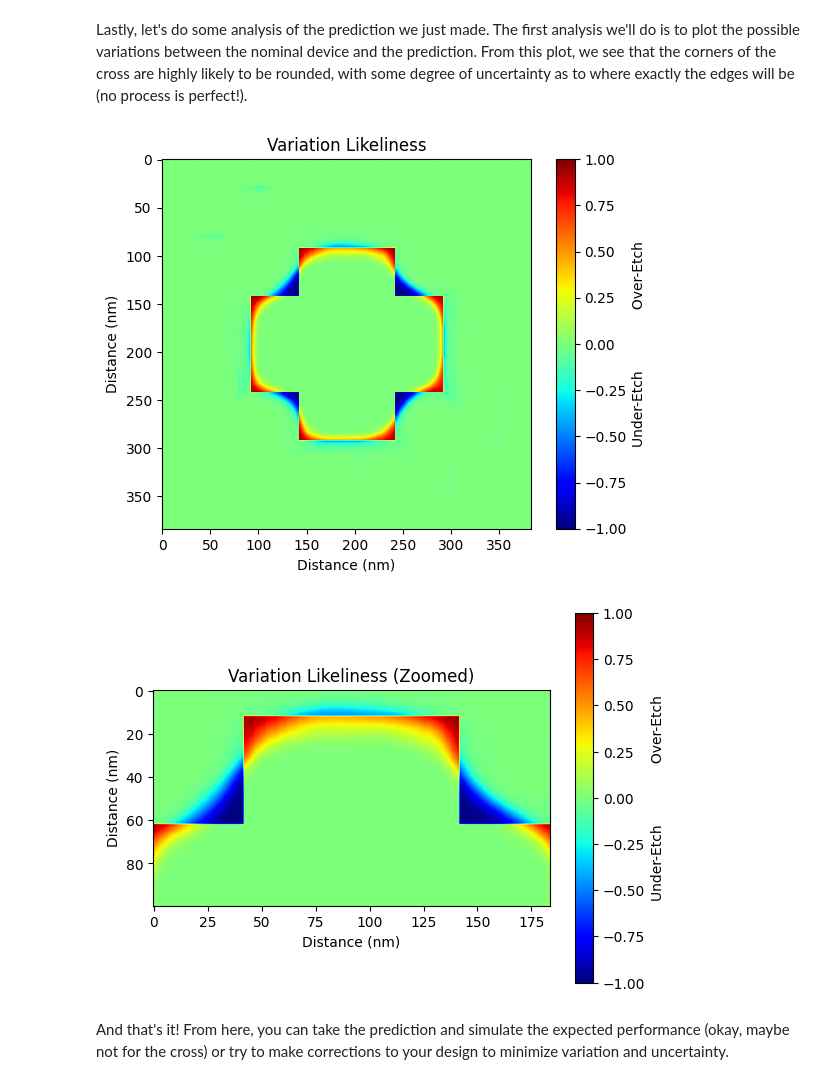
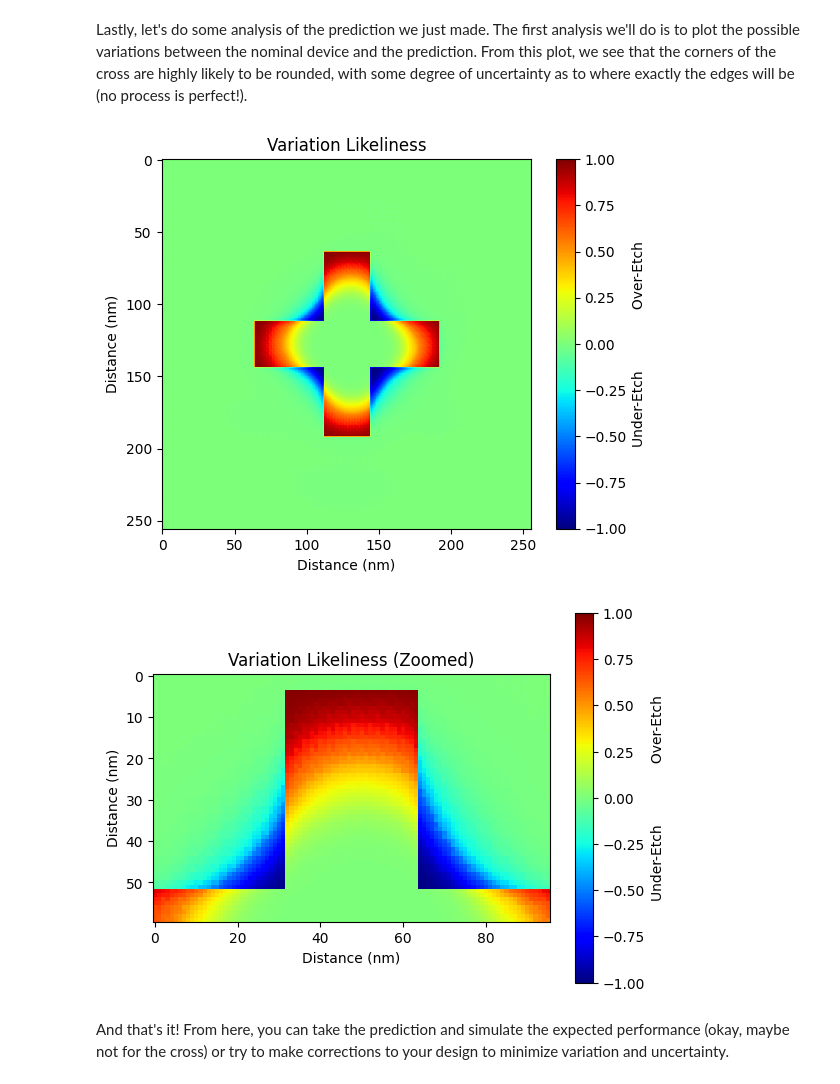
Before and after one commit to PreFab-Photonics/PreFab, a Jupyter notebook: examples/example_prediction.ipynb, the cells around one changed output. Saved outputs shown, nothing was run; the diff lists cells and outputs as text; code cells hidden in the pictures.

Commit message:
Update to match new prediction/model approach

```diff
--- a/examples/example_prediction.ipynb
+++ b/examples/example_prediction.ipynb
@@ -11,8 +11,8 @@ First, we load a device image in as a numpy matrix with pixel values of 0 or 1.
 
 Because an image may not be in the required scale (1 nm/px), we must specify the length of the device loaded in (in nm) to prepare it for prediction.
 # %%
-DEVICE_LENGTH = 200
-device = pf.load_device_img(path='../devices/cross_64x128_256x256.png',
+DEVICE_LENGTH = 256
+device = pf.load_device_img(path='../devices/cross_32x128_256x256.png',
                             device_length=DEVICE_LENGTH)
 
 plt.imshow(device)
@@ -31,9 +31,9 @@ We should also specify if we want a binarized output. By default, the predictor
 # %% [markdown]
 **A note about performance**. Your first prediction will be relatively slow, as the cloud server must do a cold start and load the necessary model(s). After the first prediction, the server will be "hot" for some time and the subsequent predictions will be much quicker.
 # %%
-MODEL_NAME = 'p_ANT_NanoSOI_v4'
-STEP_LENGTH = 4
-prediction = pf.predict(device=device, model_name=MODEL_NAME, step_length=STEP_LENGTH)
+MODEL_NAME = 'p_ANT_NanoSOI_v5'
+MODEL_NUM = 'd4'
+prediction = pf.predict(device=device, model_name=MODEL_NAME, model_num=MODEL_NUM)
 # %%
 plt.imshow(prediction)
 plt.title('Predicted Device')
@@ -54,23 +54,23 @@ Lastly, let's do some analysis of the prediction we just made. The first analysi
 # %%
 variation = device - prediction
 
 plt.imshow(variation, cmap='jet', vmin=-1, vmax=1)
 plt.title('Variation Likeliness')
 plt.ylabel('Distance (nm)')
 plt.xlabel('Distance (nm)')
 cb = plt.colorbar()
 cb.set_label('Under-Etch              Over-Etch')
 plt.show()
 
-plt.imshow(variation[80:180, 100:-100], cmap='jet', vmin=-1, vmax=1)
+plt.imshow(variation[60:120, 80:-80], cmap='jet', vmin=-1, vmax=1)
 plt.title('Variation Likeliness (Zoomed)')
 plt.ylabel('Distance (nm)')
 plt.xlabel('Distance (nm)')
 cb = plt.colorbar()
 cb.set_label('Under-Etch              Over-Etch')
 plt.show()
 # %% [output]
-[figure, old version]
+[figure, new version]
-[figure, old version]
+[figure, new version]
 # %% [markdown]
 And that's it! From here, you can take the prediction and simulate the expected performance (okay, maybe not for the cross) or try to make corrections to your design to minimize variation and uncertainty.
```
Also changed, not shown: parts of 3 cells of this notebook, 5 other files.
